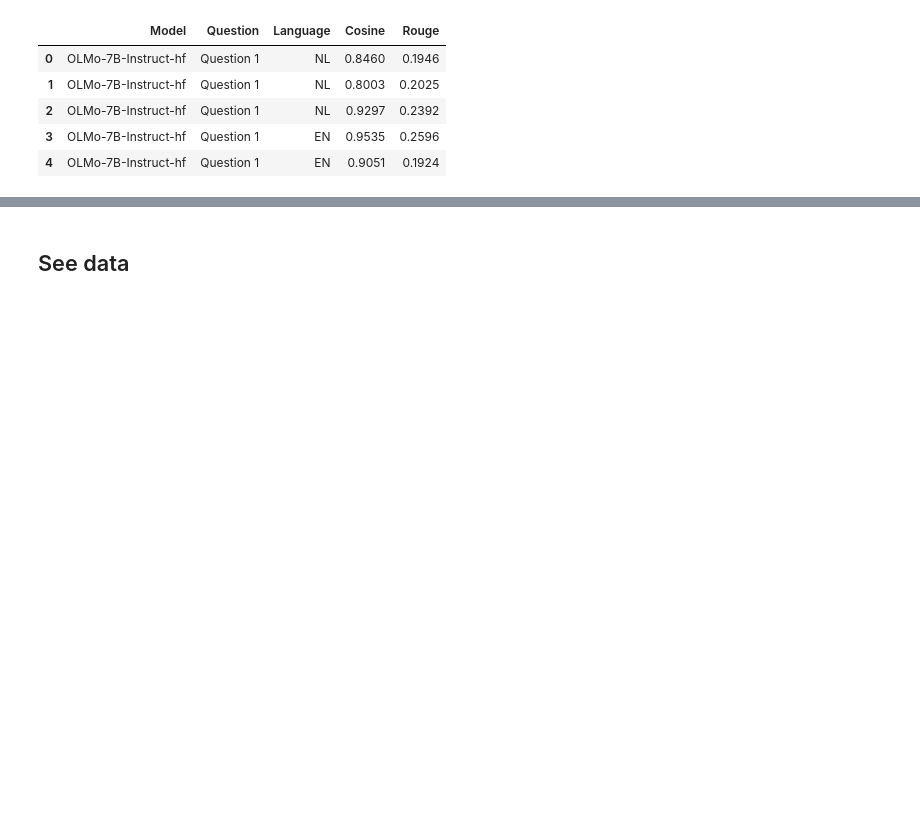
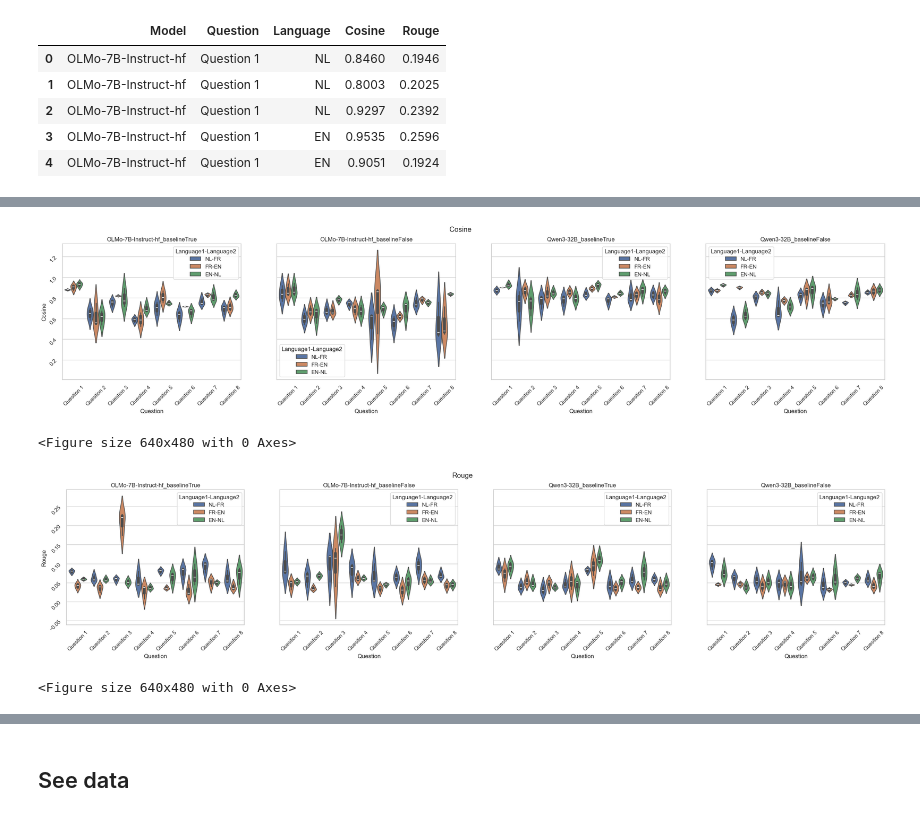
Before and after one commit to imruhi/perspectiveRAG, a Jupyter notebook: RAG/viz_metrics.ipynb, the cells around one changed output, grey strips where cells are left out. Cells and saved outputs as stored; diff of their text form; code cells hidden in the pictures; blank space fills up the shorter version.

```diff
--- a/RAG/viz_metrics.ipynb
+++ b/RAG/viz_metrics.ipynb
@@ -78,0 +143,26 @@ for model in baseline_compare["Model"].unique():
+# %%
+seaborn.set(style = 'whitegrid')
+ys = ["Cosine", "Rouge"]
+
+# between questions, each violin plot only has 3 data points
+for y in ys:
+    fig, axs = plt.subplots(ncols=len(lang_compare["Model"].unique())+2, figsize=(30,5),  sharey=True)
+    fig.suptitle(y)
+    i = 0
+    for model in lang_compare["Model"].unique():
+        for b in [True, False]:
+            axs[i].title.set_text(f"{model}_baseline{b}")
+            axs[i].tick_params(labelrotation=45)
+            seaborn.violinplot(x ="Question",
+                               y=y,
+                               hue="Language1-Language2",
+                               data = lang_compare[(lang_compare["Model"]==model)&(lang_compare["fBaseline"]==b)],
+                               density_norm='count',
+                               ax=axs[i])
+            i+=1
+    plt.figure()
+# %% [output]
+[figure, added]
+<Figure size 640x480 with 0 Axes>
+[figure, added]
+<Figure size 640x480 with 0 Axes>
```
Also changed, not shown: parts of 12 cells of this notebook, 1 other file.
